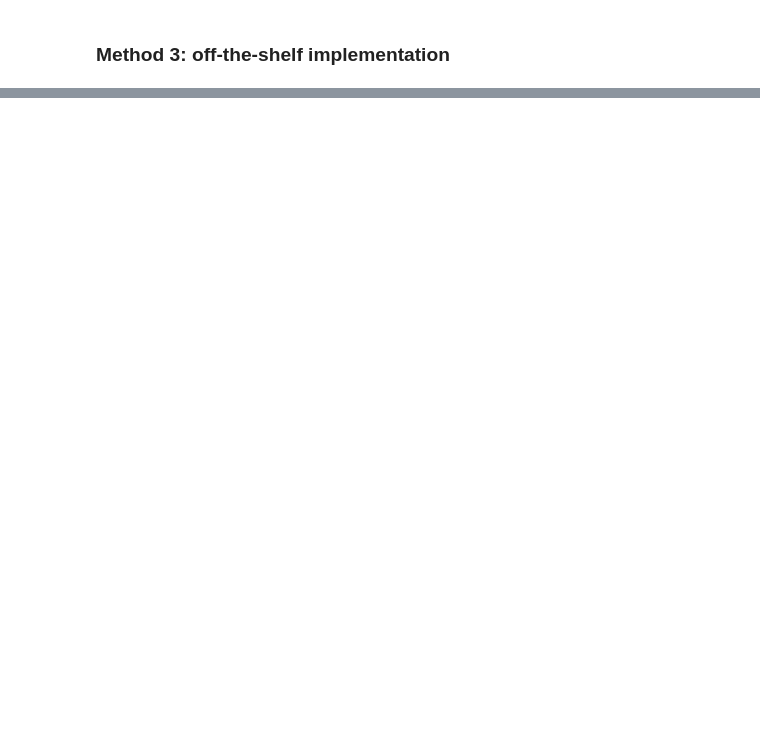
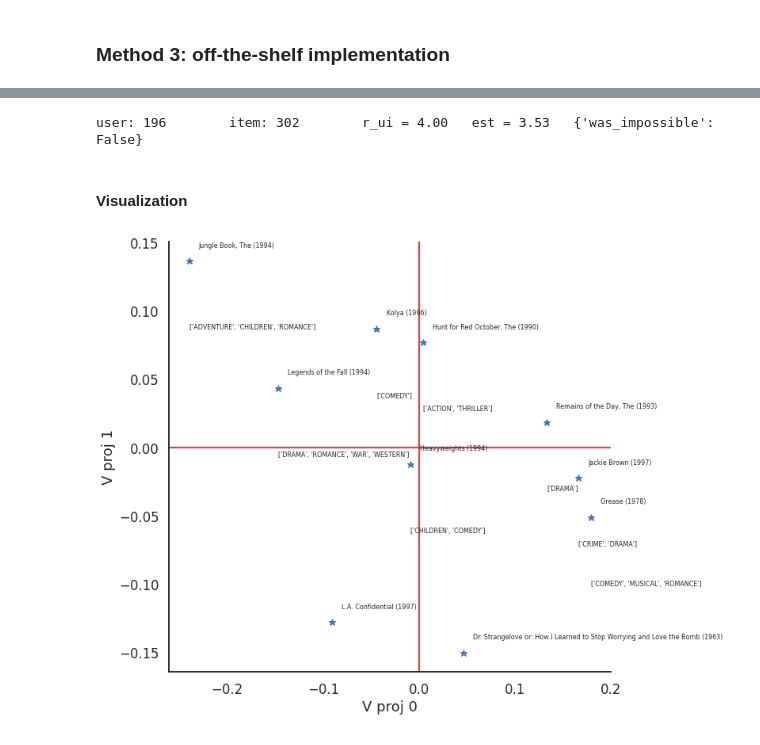
Before and after one commit to francescazfl/pandas, a Jupyter notebook: project2/sorina_project2.ipynb, the cells around one changed output, grey strips where cells are left out. Cells and saved outputs as stored; diff of their text form; code cells hidden in the pictures; blank space fills up the shorter version.

```diff
--- a/project2/sorina_project2.ipynb
+++ b/project2/sorina_project2.ipynb
@@ -145,14 +179,14 @@ from sklearn.model_selection import GridSearchCV
 import sklearn
 # %%
 reader = Reader(rating_scale=(0,5))
-dataset_train = Dataset.load_from_df(Y_train_df, reader)
-dataset_test = Dataset.load_from_df(Y_test_df, reader)
+train_dataset = Dataset.load_from_df(Y_train_df, reader)
 
+train_dataset_object = train_dataset.build_full_trainset()
 
-trainset = dataset_train.build_full_trainset()
 algo = SVD()
+cross_validate(algo, train_dataset, measures=['RMSE', 'MAE'], cv=5, verbose=True)
 
-# Run 5-fold cross-validation and print results.
-cross_validate(algo, dataset_train, measures=['RMSE', 'MAE'], cv=5, verbose=True)
+algo.fit(train_dataset_object)
 
-pred_trainset = algo.fit(trainset)
+print('pu shape', algo.pu.shape)
+print('qi shape', algo.qi.shape)
@@ -160,0 +203,19 @@ print(pred_trainset)
+# %%
+# sample of prediction
+uid = str(196)  # raw user id (as in the ratings file). They are **strings**!
+iid = str(302)  # raw item id (as in the ratings file). They are **strings**!
+
+# get a prediction for specific users and items.
+pred = algo.predict(uid, iid, r_ui=4, verbose=True)
+# %% [output]
+user: 196        item: 302        r_ui = 4.00   est = 3.53   {'was_impossible': False}
+# %% [markdown]
+#### Visualization
+# %%
+list_movies_id, list_movies_genre, list_movies_titles = get_list_movies(Y_train_df, head_no=10)
+visualize(algo.qi[:,0:10], list_movies_titles, list_movies_genre)
+
+# print('pu',algo.pu)
+# print('qi',algo.qi)
+# %% [output]
+[figure, added]
```
Also changed, not shown: parts of 9 cells of this notebook.
